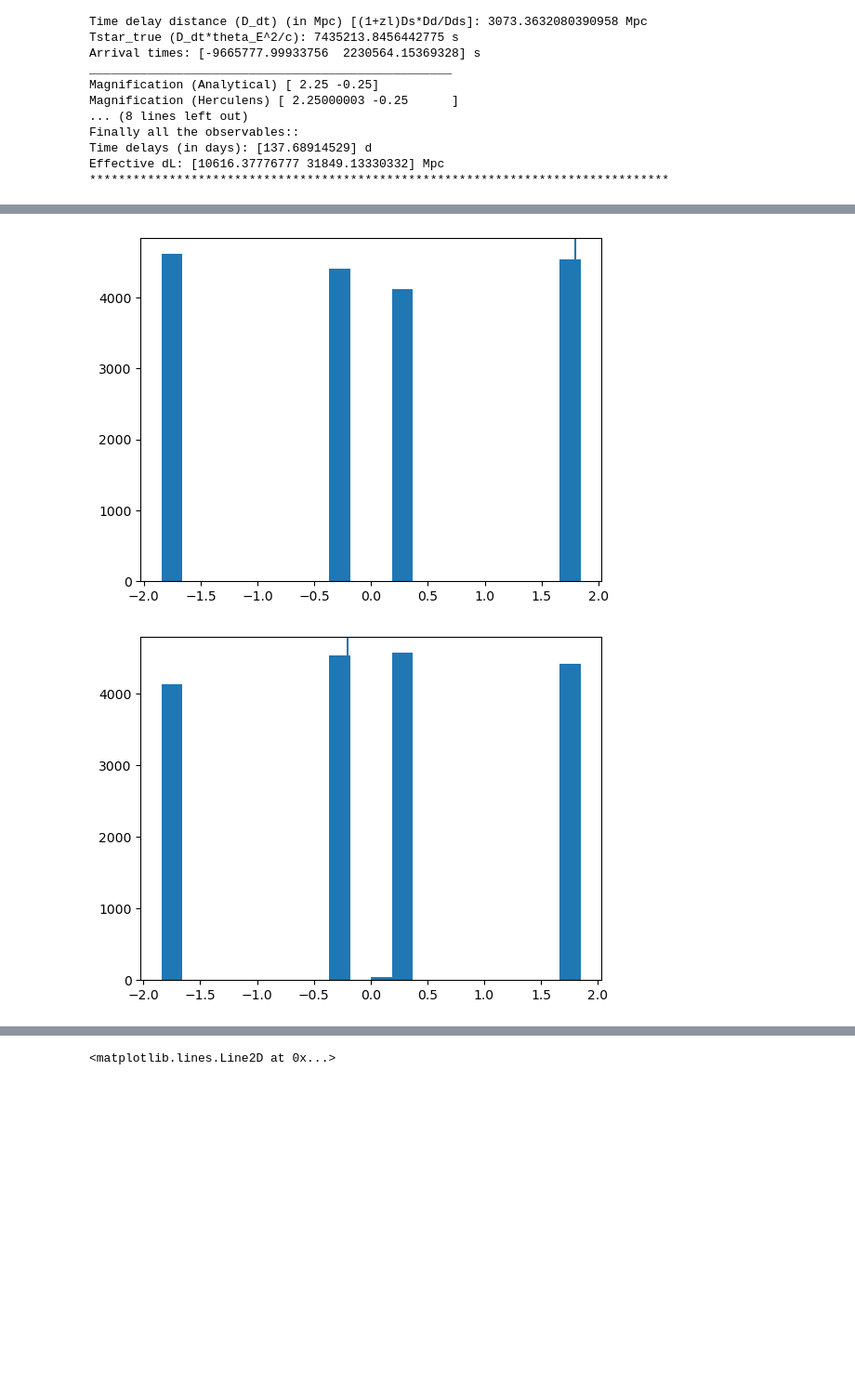
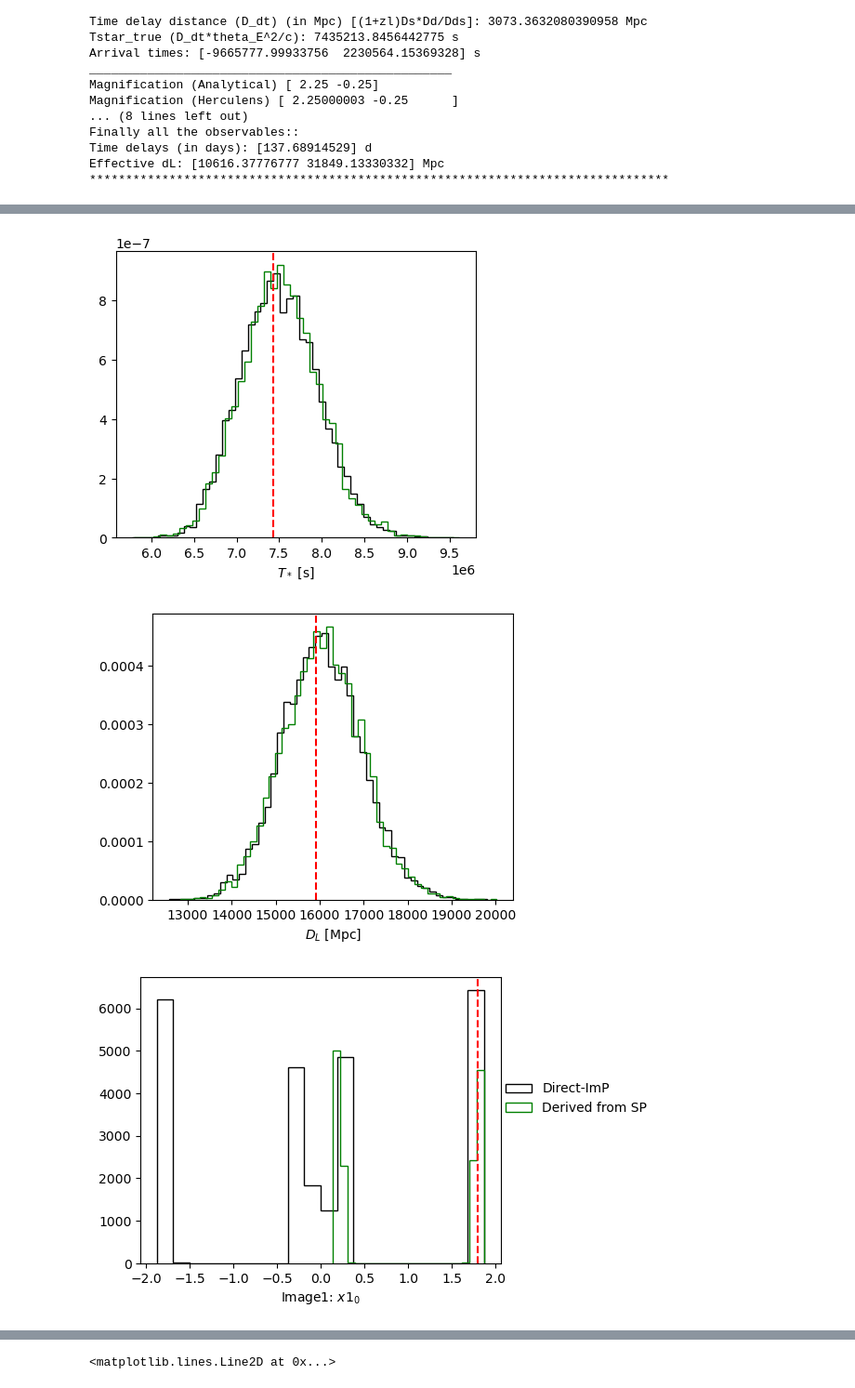
Before and after one commit to souvik-jana/herculens_project, a Jupyter notebook: SIS_recons.ipynb, the cells around one changed output, grey strips where cells are left out. Shown at 93% size. Drawn from its saved outputs; the diff is of its cells as text; code cells hidden in the pictures; blank space fills up the shorter version.

```diff
--- a/SIS_recons.ipynb
+++ b/SIS_recons.ipynb
@@ -308,7 +309,7 @@ array([ 1.8, -0.2])
 # # lens_plot.lens_model_plot(axex[1], lensModel=lensModel_mp, kwargs_lens=kwargs_lens_mp, sourcePos_x=beta_ra, sourcePos_y=beta_dec, point_source=True, with_caustics=True, fast_caustic=True, coord_inverse=False)
 # f.show()
 # %%
-# time_delays_true = time_delays_true.value
-# dL_true = dL_true.value
-# Tstar_true = Tstar_true.value
-# dL_effectives_true = dL_effectives_true.value
+time_delays_true = time_delays_true.value
+dL_true = dL_true.value
+Tstar_true = Tstar_true.value
+dL_effectives_true = dL_effectives_true.value
@@ -489,3 +497,7 @@ samples_s = runsampler.results.samples_equal()
+# %%
+#Load the data
+dat_s = np.load('temp_sampler_data/samples_source_plane_SIS.npz')
+samples_s = dat_s['samples']
 # %%
 fig = corner.corner(samples_s, labels=labels_tot2_sis, truths=truevals_sis)
 # %% [output]
@@ -533,3 +559,7 @@ samples_im = runsampler_im.results.samples_equal()
+# %%
+# #load the data
+dat_im = np.load('temp_sampler_data/samples_image_plane_SIS.npz')
+samples_im = dat_im['samples']
 # %%
 fig = corner.corner(samples_im, labels=labels_tot2_im, truths=truevals_im,truth_color='r')
 # %% [output]
@@ -548,13 +574,37 @@ corner.corner(samples_im_derived, labels=labels_tot2_im, truths=truevals_im,colo
 x10_sam = samples_im[:,2]
 x20_sam = samples_im[:,3]
 # %%
-plt.hist(x10_sam,bins=20)
-plt.axvline(x0_true[0])
+plt.figure(figsize=(5,4))
+plt.hist(samples_im[:,0],bins=50, density=True, label='Direct-ImP',color = 'k',histtype='step')
+plt.hist(samples_im_derived[:,0], density=True, bins=50,label='Derived from SP',color = 'g',histtype='step')
+plt.axvline(Tstar_true,linestyle='dashed',color='r')
+plt.xlabel('$T_*$ [s]')
 plt.show()
 
-plt.hist(x20_sam,bins=20)
-plt.axvline(x0_true[1])
+plt.figure(figsize=(5,4))
+plt.hist(samples_im[:,1],bins=50, density=True, label='Direct-ImP',color = 'k',histtype='step')
+plt.hist(samples_im_derived[:,1],bins=50, density=True, label='Derived from SP',color = 'g',histtype='step')
+plt.axvline(dL_true,linestyle='dashed',color='r')
+plt.xlabel('$D_L$ [Mpc]')
 plt.show()
+
+plt.figure(figsize=(5,4))
+plt.hist(x10_sam,bins=20,label='Direct-ImP',color = 'k',histtype='step')
+plt.hist(samples_im_derived[:,2],bins=20,label='Derived from SP',color = 'g',histtype='step')
+plt.axvline(x0_true[0],linestyle='dashed',color='r')
+plt.xlabel('Image1: $x1_{0}$')
+plt.legend(loc=(1,0.5),frameon=False)
+plt.show()
+
+plt.figure(figsize=(5,4))
+plt.hist(x20_sam,bins=20, label='Direct-ImP',color = 'k',histtype='step')
+plt.hist(samples_im_derived[:,3],bins=20,label='Derived from SP',color = 'g',histtype='step')
+plt.axvline(x0_true[1], linestyle='dashed',color='r')
+plt.xlabel('Image2: $x2_{0}$')
+
+plt.legend(loc=(1,0.5),frameon=False)
+plt.show()
 # %% [output]
-[figure, old version]
+[figure, new version]
-[figure, old version]
+[figure, new version]
+[figure, added]
```
Also changed, not shown: parts of 65 cells of this notebook, 2 other files.
